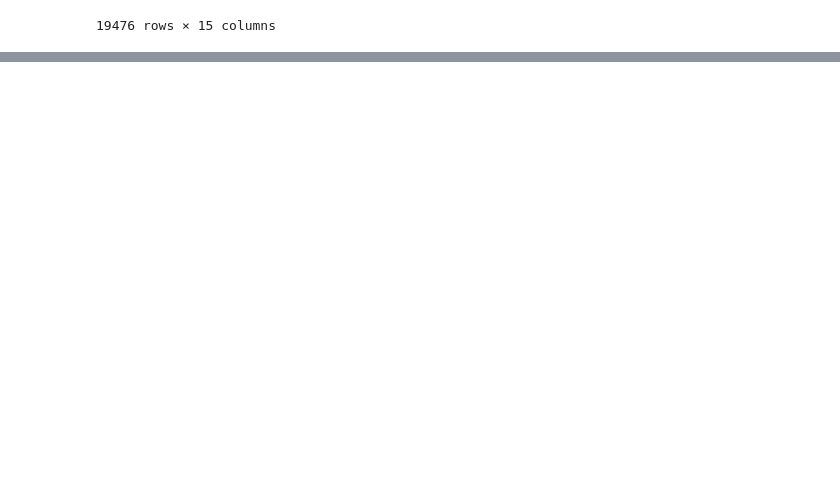
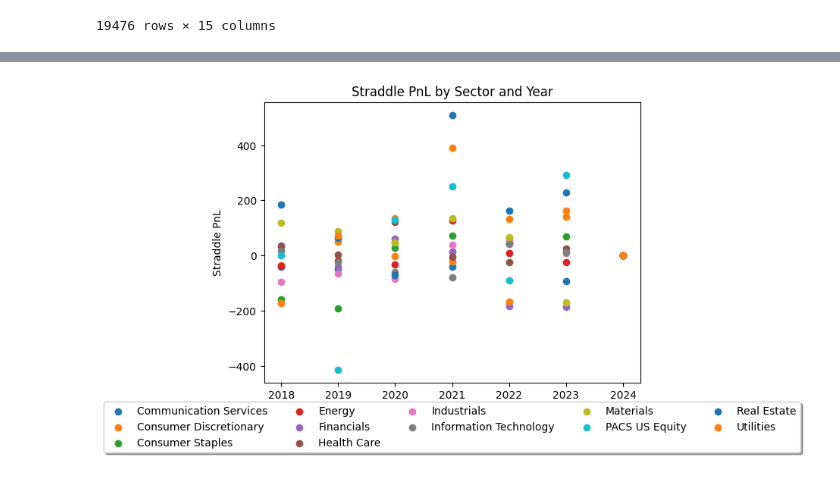
Before and after one commit to shreyjain-uchicago/ProjectLab_Spring-24_HullTactical, a Jupyter notebook: options_analysis sectors.ipynb, the cells around one changed output, grey strips where cells are left out. Saved outputs shown, nothing was run; the diff lists cells and outputs as text; code cells hidden in the pictures; blank space fills up the shorter version.

```diff
--- a/options_analysis sectors.ipynb
+++ b/options_analysis sectors.ipynb
@@ -324,0 +345,2 @@ earnings_dates_for_tickers['straddle_pnl'].mean()
+# %%
+earnings_dates_for_tickers.rename(columns={'Short_ticker': 'ticker'}, inplace=True)
@@ -324,0 +361,3 @@ earnings_dates_for_tickers['straddle_pnl'].mean()
+# %%
+strategy_sectors = pd.merge(earnings_dates_for_tickers, sectors_tickers, on='ticker', how='inner')
+strategy_sectors
@@ -324,0 +401,3 @@ earnings_dates_for_tickers['straddle_pnl'].mean()
+# %%
+results_by_sector_year = strategy_sectors.groupby(['SECTOR', 'year_entry'])
+results_by_sector_year['straddle_pnl'].mean()
@@ -324,0 +418,7 @@ earnings_dates_for_tickers['straddle_pnl'].mean()
+# %%
+df = results_by_sector_year.reset_index()
+pivot_df = df.pivot(index='year_entry', columns='SECTOR', values='straddle_pnl')
+pivot_df.reset_index(inplace=True)
+pivot_df.fillna(0, inplace=True)
+pivot_df.index = pivot_df['year_entry']
+pivot_df
@@ -324,0 +435,11 @@ earnings_dates_for_tickers['straddle_pnl'].mean()
+# %%
+for column in pivot_df.columns:
+    if column != 'year_entry':
+        plt.scatter(pivot_df.index, pivot_df[column], label=column)
+
+plt.title('Straddle PnL by Sector and Year')
+plt.ylabel('Straddle PnL')
+plt.legend(loc='upper center', bbox_to_anchor=(0.5, -0.05), fancybox=True, shadow=True, ncol=5)
+plt.show()
+# %% [output]
+[figure, added]
```
Also changed, not shown: parts of 16 cells of this notebook.
